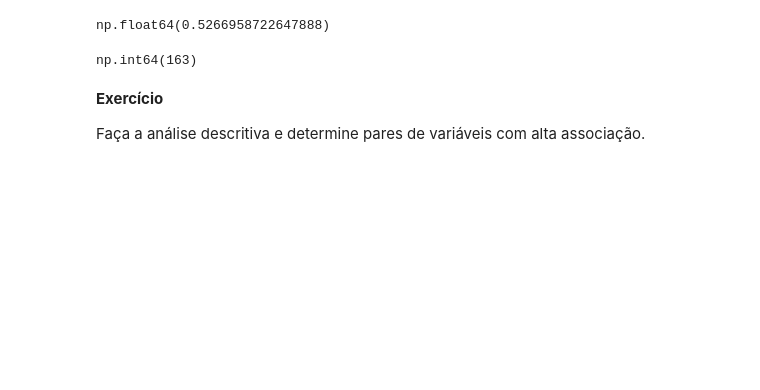
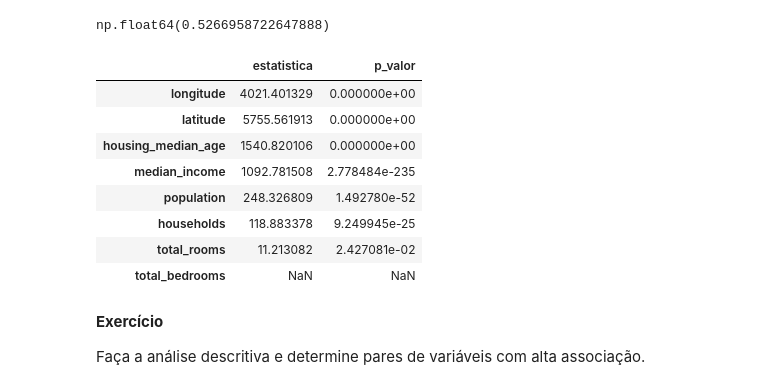
Before and after one commit to guedera/aulasMachineLearning, a Jupyter notebook: Aula02/ML_Aula_2.ipynb, the cells around one changed output. Drawn from its saved outputs; the diff is of its cells as text; code cells hidden in the pictures; blank space fills up the shorter version.

```diff
--- a/Aula02/ML_Aula_2.ipynb
+++ b/Aula02/ML_Aula_2.ipynb
@@ -377,31 +380,37 @@ np.float64(0.5266958722647888)
 # %%
 from scipy.stats import kruskal
 
 results = {}
 
 for col in X_train.columns:
 
     if col != "ocean_proximity" and X_train[col].dtype != "object":
 
         groups = [
             X_train[X_train["ocean_proximity"] == cat][col]
             for cat in X_train["ocean_proximity"].unique()
         ]
 
         stat, p = kruskal(*groups)
 
         results[col] = {
             "estatistica": stat,
             "p_valor": p
         }
 
 results_df = pd.DataFrame(results).T.sort_values("p_valor")
 
 results_df
-
-X_train["total_bedrooms"].isna().sum()
 # %% [output]
-np.int64(163)
+|  | estatistica | p_valor |
+| longitude | 4021.401329 | 0.000000e+00 |
+| latitude | 5755.561913 | 0.000000e+00 |
+| housing_median_age | 1540.820106 | 0.000000e+00 |
+| median_income | 1092.781508 | 2.778484e-235 |
+| population | 248.326809 | 1.492780e-52 |
+| households | 118.883378 | 9.249945e-25 |
+| total_rooms | 11.213082 | 2.427081e-02 |
+| total_bedrooms | NaN | NaN |
 # %% [markdown]
 **Exercício**
 
```
Also changed, not shown: parts of 4 cells of this notebook.
